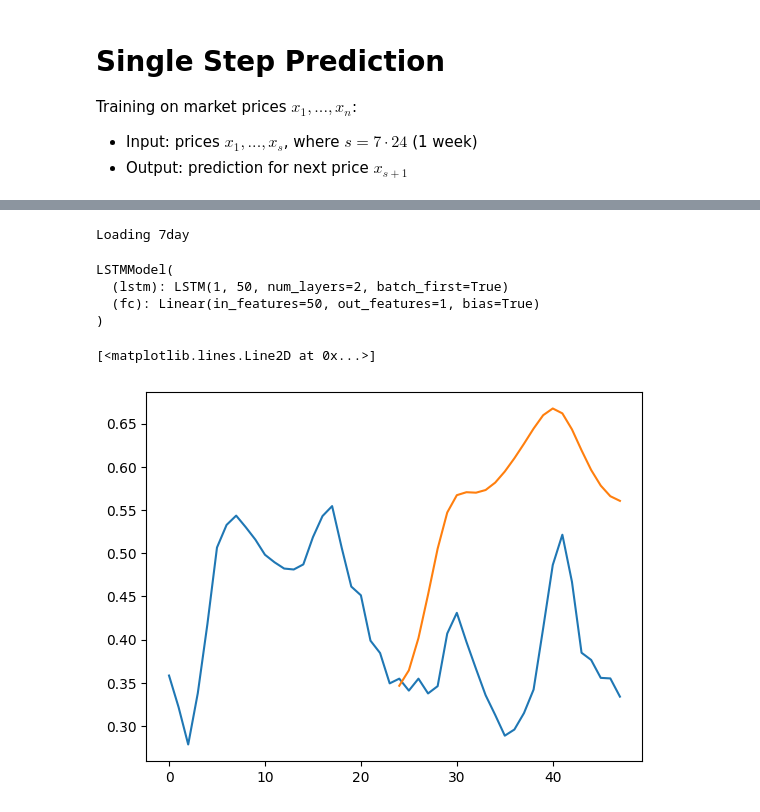
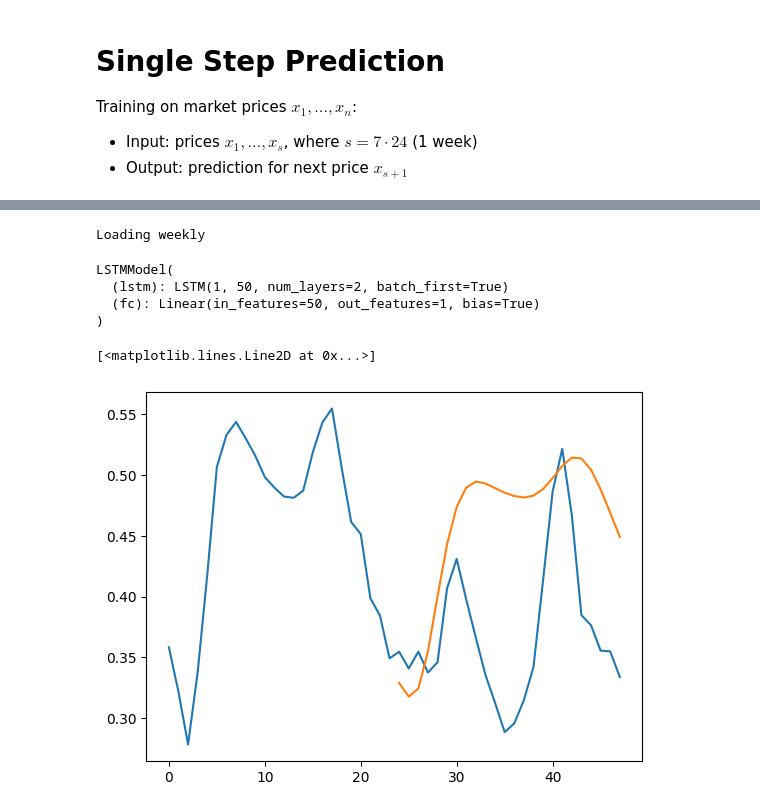
Before and after one commit to datriever/data, a Jupyter notebook: train/single-step/weekly.ipynb, the cells around one changed output, grey strips where cells are left out. Cells and saved outputs as stored; diff of their text form; code cells hidden in the pictures.

Commit message:
daily/weekly single step lstm

```diff
--- a/train/single-step/weekly.ipynb
+++ b/train/single-step/weekly.ipynb
@@ -58,12 +58,16 @@ class LSTMModel(nn.Module):
     - `x`: shape (batch, seq_len)
     - output: shape (batch,)
     """
-    out, _ = self.lstm(x[..., None].float())
+    out, _ = self.lstm(x[..., None].float().to(self.device))
     pred = out[:, -1] # last time step only
     return self.fc(pred)[:, 0]
 
+  @property
+  def device(self):
+    return next(self.parameters()).device
+
 def train_step(
-    model, x: Tensor, y: Tensor,
+    model: LSTMModel, x: Tensor, y: Tensor,
     *, opt: optim.Optimizer, criterion
   ) -> float:
     """
@@ -74,13 +78,13 @@ def train_step(
       model.train()
     opt.zero_grad()
     z = model(x)
-    loss: Tensor = criterion(z, y)
+    loss: Tensor = criterion(z, y.to(model.device))
     loss.backward()
     opt.step()
     return loss.item()
 
 def eval_step(
-  model, x: Tensor, y: Tensor,
+  model: LSTMModel, x: Tensor, y: Tensor,
   *, criterion
 ) -> float:
   """
@@ -91,17 +95,21 @@ def eval_step(
     model.eval()
   with torch.no_grad():
     z = model(x)
-    loss: Tensor = criterion(z, y)
+    loss: Tensor = criterion(z, y.to(model.device))
     return loss.item()
 
-model = LSTMModel()
+device = torch.device('cuda' if torch.cuda.is_available() else 'cpu')
+model = LSTMModel().to(device)
 criterion = nn.MSELoss()
 opt = optim.Adam(model.parameters(), lr=0.001)
 # %%
 RUN_NAME = 'weekly'
 os.makedirs(f'checkpoints/{RUN_NAME}', exist_ok=True)
 
-for epoch in range(50):
+epoch_train_losses = []
+epoch_test_losses = []
+
+for epoch in range(250):
   n = len(train_loader)
   model.train()
   losses = []
@@ -111,6 +119,7 @@ for epoch in range(50):
     losses.append(loss)
 
   train_loss = torch.tensor(losses).mean().item()
+  epoch_train_losses.append(train_loss)
 
   losses = []
   n = len(test_loader)
@@ -120,6 +129,7 @@ for epoch in range(50):
     losses.append(loss)
 
   test_loss = torch.tensor(losses).mean().item()
+  epoch_test_losses.append(test_loss)
   print(f'\rEpoch {epoch+1}, train_loss={train_loss:.6f}, test_loss={test_loss:.6f}' + ' '*80)
   torch.save(model.state_dict(), f'checkpoints/{RUN_NAME}/{epoch+1}.pth')
 # %% [output]
@@ -152,7 +171,7 @@ def generate(model: LSTMModel, input: Tensor, steps: int):
 
   for _ in range(steps):
     with torch.no_grad():
-      output: Tensor = model(input_seq[None, ...])
+      output: Tensor = model(input_seq[None, ...]).cpu()
       preds.append(output.item())
       input_seq = torch.cat((input_seq[1:], output), 0)
 
@@ -160,21 +179,22 @@ def generate(model: LSTMModel, input: Tensor, steps: int):
 
 
 print(f'Loading {RUN_NAME}')
-model.load_state_dict(torch.load(f'checkpoints/{RUN_NAME}/47.pth', weights_only=True))
+model.load_state_dict(torch.load(f'checkpoints/{RUN_NAME}/250.pth', weights_only=True))
 model.eval()
 # %% [output]
-Loading 7day
+Loading weekly
 LSTMModel(
   (lstm): LSTM(1, 50, num_layers=2, batch_first=True)
   (fc): Linear(in_features=50, out_features=1, bias=True)
 )
 # %%
+input_len = 24
 pred_steps = 24
-inp = torch.tensor(test_data[:SEQ_LEN], dtype=torch.float32)
+inp = torch.tensor(test_data[:input_len], dtype=torch.float32)
 preds = generate(model, inp, pred_steps)
 
-plt.plot(test_data[:SEQ_LEN+pred_steps], label='true')
-plt.plot(np.arange(SEQ_LEN, SEQ_LEN+pred_steps), preds, label='predicted')
+plt.plot(test_data[:input_len+pred_steps], label='true')
+plt.plot(np.arange(input_len, input_len+pred_steps), preds, label='predicted')
 # %% [output]
 [<matplotlib.lines.Line2D at 0x...>]
-[figure, old version]
+[figure, new version]
```
Also changed, not shown: parts of 2 cells of this notebook, 6 other files.
